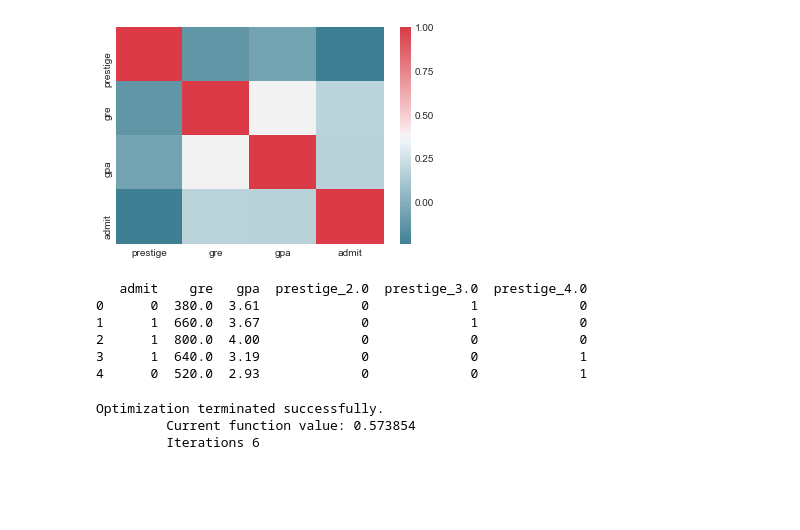
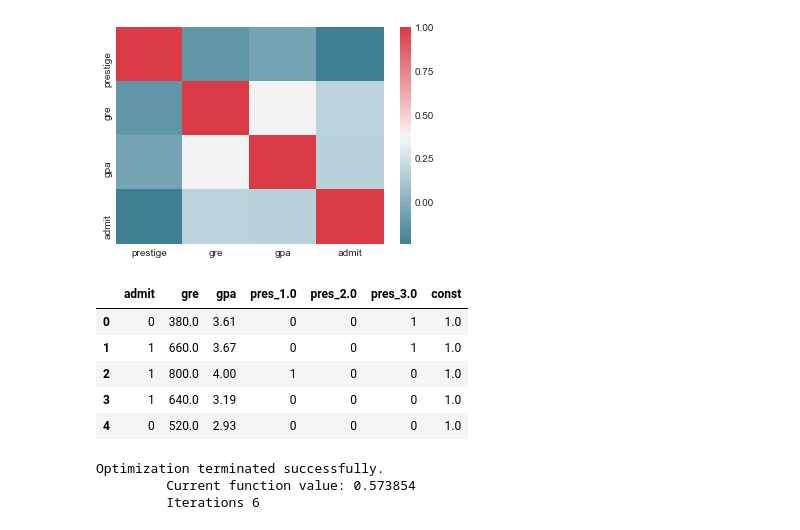
Before and after one commit to LoidaDelgadoPerez/DataScience, a Jupyter notebook: project4-starter.ipynb, the cells around one changed output. Saved outputs shown, nothing was run; the diff lists cells and outputs as text; code cells hidden in the pictures; blank space fills up the shorter version.

```diff
--- a/project4-starter.ipynb
+++ b/project4-starter.ipynb
@@ -205,15 +205,3 @@ gpa      -0.060976  0.382408  1.000000  0.174116
 admit    -0.243563  0.181202  0.174116  1.000000
 AxesSubplot(0.125,0.125;0.62x0.755)
 [figure]
-# %%
-# create a clean data frame for the regression
-cols_to_keep = ['admit', 'gre', 'gpa']
-data = df[cols_to_keep].join(dummy_ranks.loc[:, 'prestige_2':])
-print (data.head())
-# %% [output]
-   admit    gre   gpa  prestige_2.0  prestige_3.0  prestige_4.0
-0      0  380.0  3.61             0             1             0
-1      1  660.0  3.67             0             1             0
-2      1  800.0  4.00             0             0             0
-3      1  640.0  3.19             0             0             1
-4      0  520.0  2.93             0             0             1
@@ -227,0 +208,15 @@ train_cols = data.columns[1:]
+# %%
+d = pd.get_dummies(df['prestige'], prefix = 'pres')
+# d.head()
+d.drop(labels = ['pres_4.0'], axis = 1, inplace = True)
+df_mat = df.join(d).drop(labels = ['prestige'], axis = 1)
+df_mat.head()
+df_new = sm.add_constant(df_mat, prepend = False)
+df_new.head()
+# %% [output]
+|  | admit | gre | gpa | pres_1.0 | pres_2.0 | pres_3.0 | const |
+| 0 | 0 | 380.0 | 3.61 | 0 | 0 | 1 | 1.0 |
+| 1 | 1 | 660.0 | 3.67 | 0 | 0 | 1 | 1.0 |
+| 2 | 1 | 800.0 | 4.00 | 1 | 0 | 0 | 1.0 |
+| 3 | 1 | 640.0 | 3.19 | 0 | 0 | 0 | 1.0 |
+| 4 | 0 | 520.0 | 2.93 | 0 | 0 | 0 | 1.0 |
```
Also changed, not shown: parts of 20 cells of this notebook.
